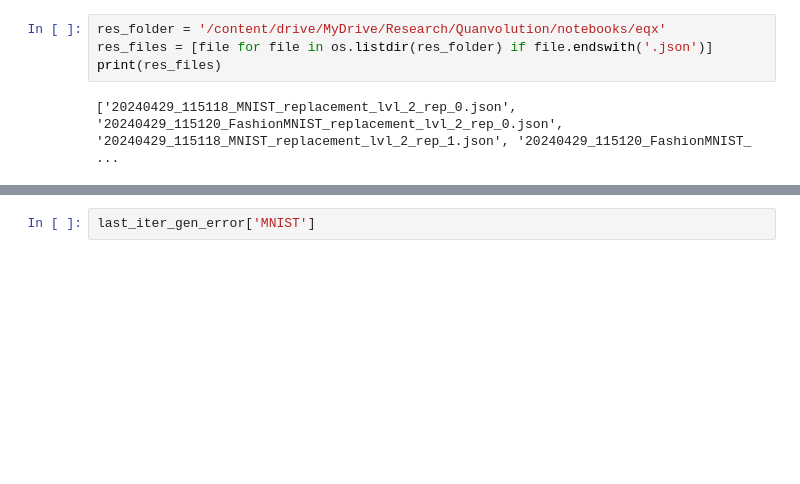
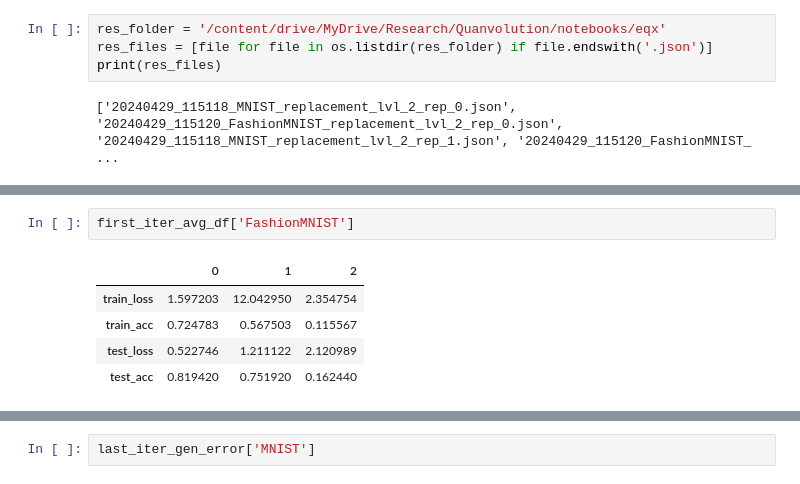
Before and after one commit to peiyong-addwater/Let-The-Quantum-Creep-In, a Jupyter notebook: notebooks/eqx/PlotEqxResults.ipynb, the cells around one changed output, grey strips where cells are left out. Drawn from its saved outputs; the diff is of its cells as text; blank space fills up the shorter version.

```diff
--- a/notebooks/eqx/PlotEqxResults.ipynb
+++ b/notebooks/eqx/PlotEqxResults.ipynb
@@ -110,0 +135,8 @@ last_iter_gen_error = {dataset:pd.DataFrame({'loss':laster_iter_avg_df[dataset].
+# %%
+first_iter_avg_df['FashionMNIST']
+# %% [output]
+|  | 0 | 1 | 2 |
+| train_loss | 1.597203 | 12.042950 | 2.354754 |
+| train_acc | 0.724783 | 0.567503 | 0.115567 |
+| test_loss | 0.522746 | 1.211122 | 2.120989 |
+| test_acc | 0.819420 | 0.751920 | 0.162440 |
```
Also changed, not shown: parts of 4 cells of this notebook, 1 other file.
